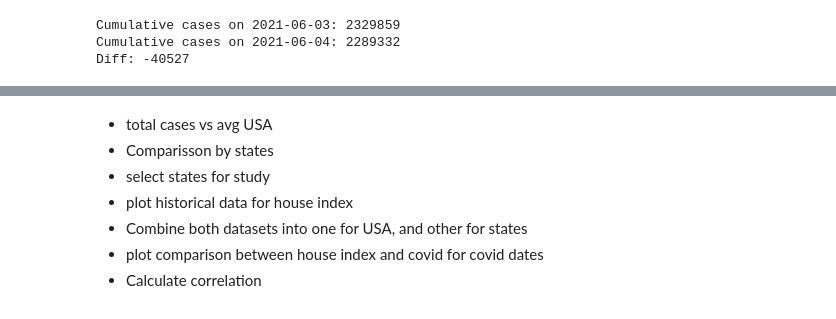
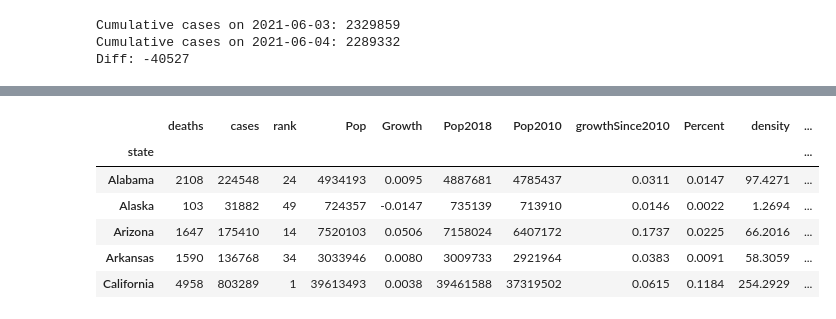
Before and after one commit to jcalvesoliveira/covid-us-state, a Jupyter notebook: notebooks/1.0-data-exploration.ipynb, the cells around one changed output, grey strips where cells are left out. Cells and saved outputs as stored; diff of their text form; code cells hidden in the pictures.

```diff
--- a/notebooks/1.0-data-exploration.ipynb
+++ b/notebooks/1.0-data-exploration.ipynb
@@ -171,8 +162,0 @@ covid_df.describe()
-# %% [markdown]
-* total cases vs avg USA
-* Comparisson by states
-* select states for study
-* plot historical data for house index
-* Combine both datasets into one for USA, and other for states
-* plot comparison between house index and covid for covid dates
-* Calculate correlation
@@ -178,0 +168,10 @@ covid_df.describe()
+# %%
+total_by_state.head()
+# %% [output]
+|  | deaths | cases | rank | Pop | Growth | Pop2018 | Pop2010 | growthSince2010 | Percent | density | ... |
+| state |  |  |  |  |  |  |  |  |  |  | ... |
+| Alabama | 2108 | 224548 | 24 | 4934193 | 0.0095 | 4887681 | 4785437 | 0.0311 | 0.0147 | 97.4271 | ... |
+| Alaska | 103 | 31882 | 49 | 724357 | -0.0147 | 735139 | 713910 | 0.0146 | 0.0022 | 1.2694 | ... |
+| Arizona | 1647 | 175410 | 14 | 7520103 | 0.0506 | 7158024 | 6407172 | 0.1737 | 0.0225 | 66.2016 | ... |
+| Arkansas | 1590 | 136768 | 34 | 3033946 | 0.0080 | 3009733 | 2921964 | 0.0383 | 0.0091 | 58.3059 | ... |
+| California | 4958 | 803289 | 1 | 39613493 | 0.0038 | 39461588 | 37319502 | 0.0615 | 0.1184 | 254.2929 | ... |
```
Also changed, not shown: parts of 39 cells of this notebook, 2 other files.
